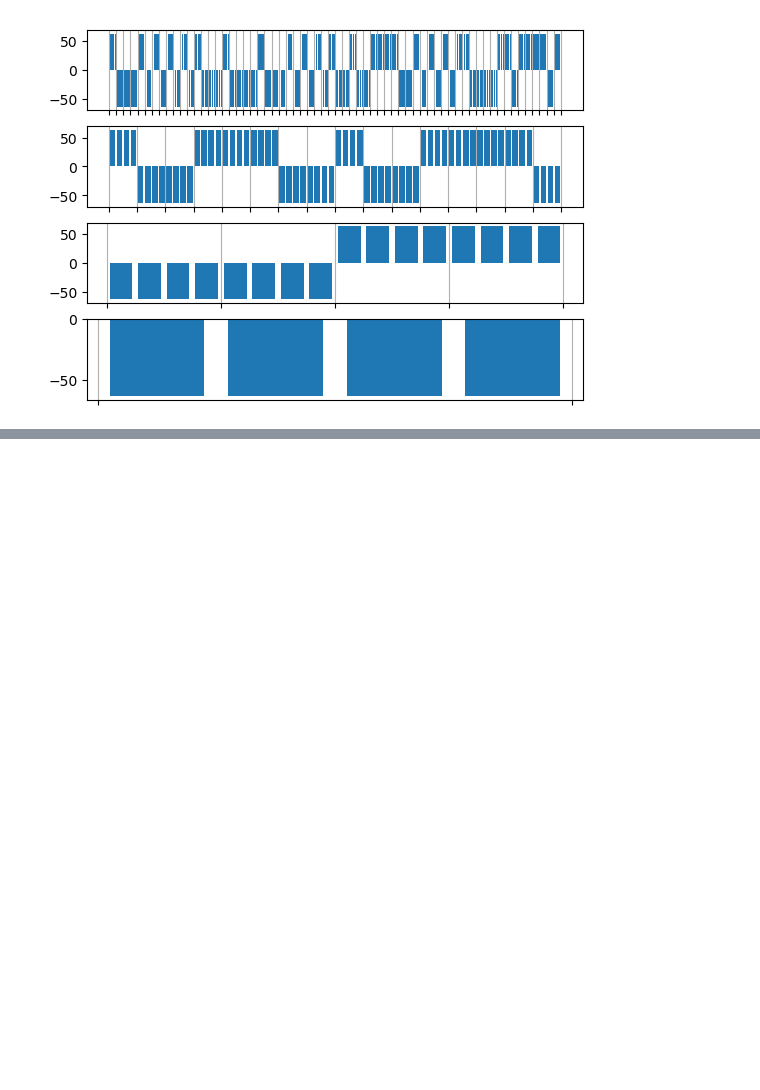
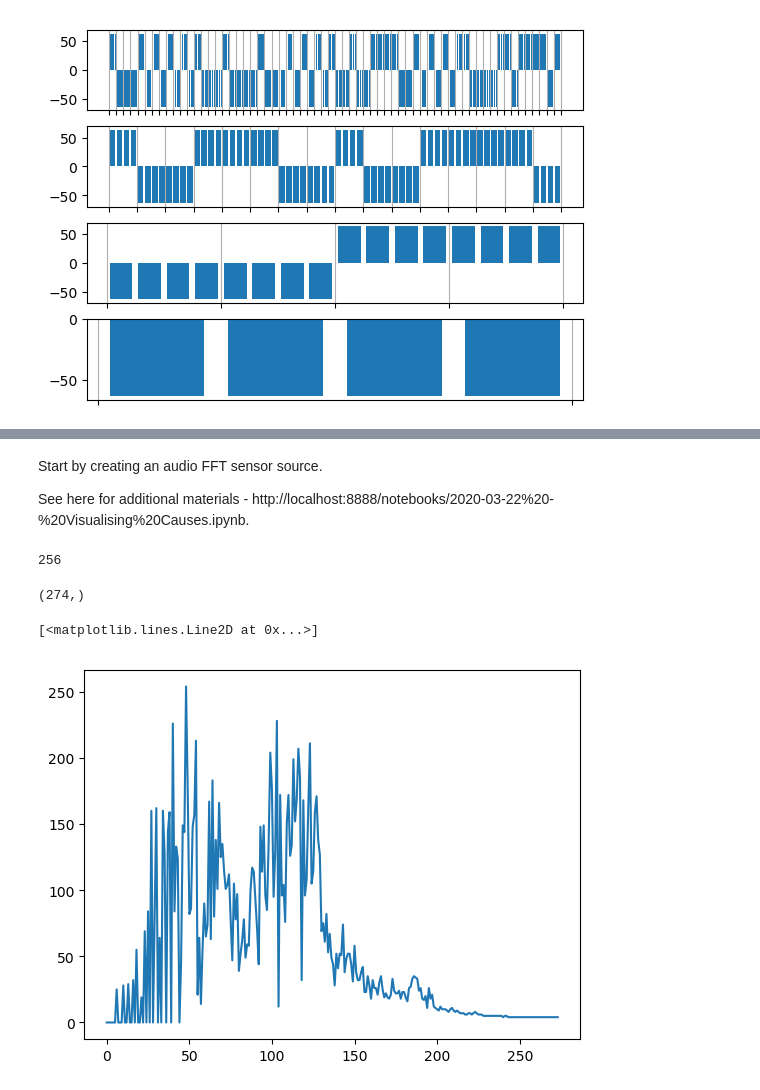
Before and after one commit to benhoyle/var_processor, a Jupyter notebook: 2020-05-02 - Stack Development.ipynb, the cells around one changed output, grey strips where cells are left out. Saved outputs shown, nothing was run; the diff lists cells and outputs as text; code cells hidden in the pictures; blank space fills up the shorter version.

```diff
--- a/2020-05-02 - Stack Development.ipynb
+++ b/2020-05-02 - Stack Development.ipynb
@@ -104,0 +100,22 @@ plt.show()
+# %% [markdown]
+Start by creating an audio FFT sensor source.
+
+See here for additional materials - http://localhost:8888/notebooks/2020-03-22%20-%20Visualising%20Causes.ipynb.
+# %%
+audio = FFTSource(res_factor=2)
+sensor = Sensor(audio, 4)
+# %%
+sensor.get_data_length()
+# %% [output]
+256
+# %%
+_, initial_frame = sensor.source.read()
+# %%
+initial_frame.shape
+# %% [output]
+(274,)
+# %%
+plt.plot(initial_frame)
+# %% [output]
+[<matplotlib.lines.Line2D at 0x...>]
+[figure, added]
```
Also changed, not shown: parts of 12 cells of this notebook, 3 other files.
